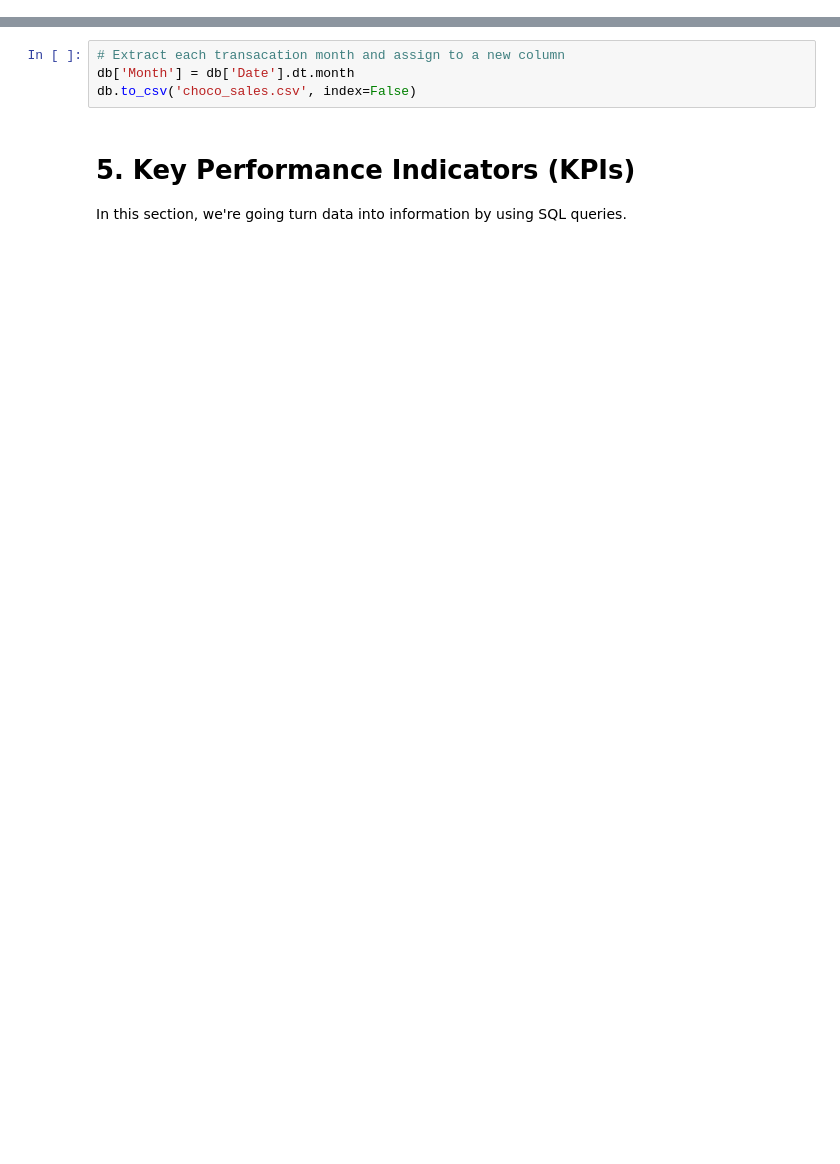
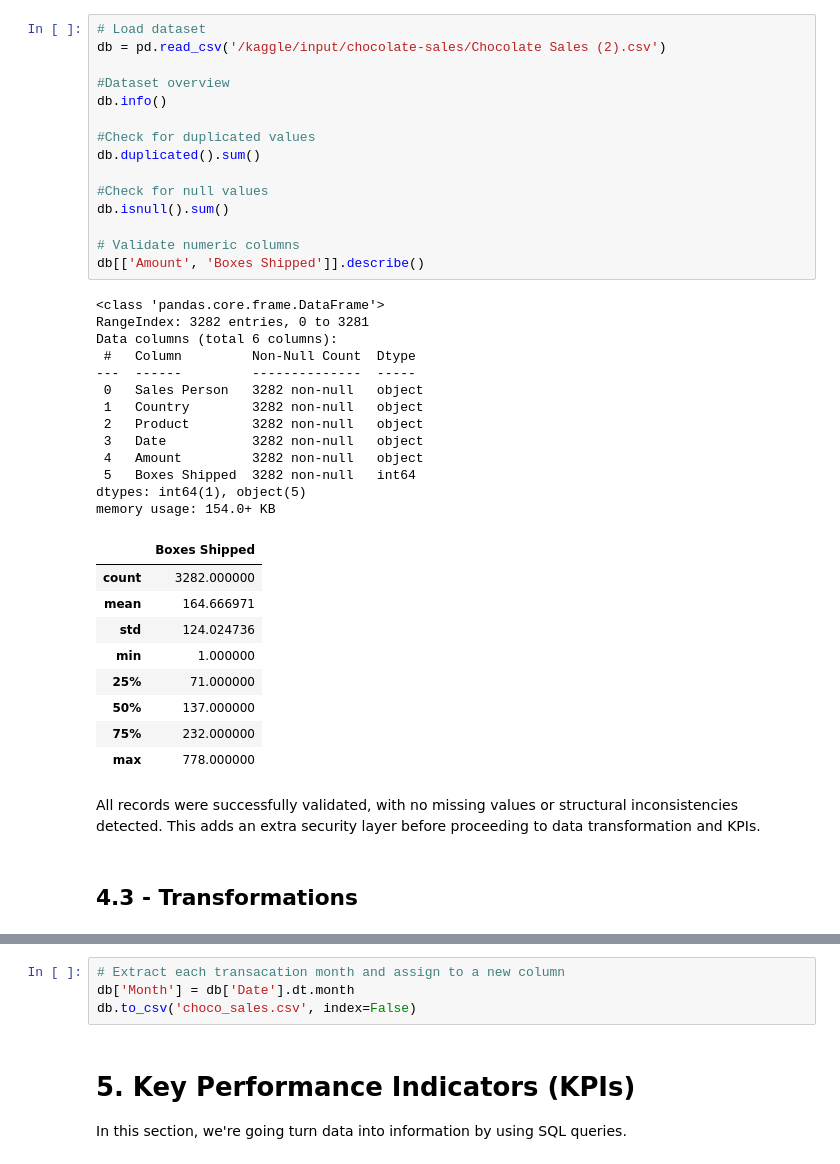
Before and after one commit to josegoms/testing, a Jupyter notebook: chocolate_sales_performance_analysis.ipynb, the cells around one changed output, grey strips where cells are left out. Drawn from its saved outputs; the diff is of its cells as text; blank space fills up the shorter version.

```diff
--- a/chocolate_sales_performance_analysis.ipynb
+++ b/chocolate_sales_performance_analysis.ipynb
@@ -57,0 +73,42 @@ No missing values, spelling errors, or duplicated values found in a first Excel
+# %%
+# Load dataset
+db = pd.read_csv('/kaggle/input/chocolate-sales/Chocolate Sales (2).csv')
+
+#Dataset overview
+db.info()
+
+#Check for duplicated values
+db.duplicated().sum()
+
+#Check for null values
+db.isnull().sum()
+
+# Validate numeric columns
+db[['Amount', 'Boxes Shipped']].describe()
+# %% [output]
+<class 'pandas.core.frame.DataFrame'>
+RangeIndex: 3282 entries, 0 to 3281
+Data columns (total 6 columns):
+ #   Column         Non-Null Count  Dtype
+---  ------         --------------  -----
+ 0   Sales Person   3282 non-null   object
+ 1   Country        3282 non-null   object
+ 2   Product        3282 non-null   object
+ 3   Date           3282 non-null   object
+ 4   Amount         3282 non-null   object
+ 5   Boxes Shipped  3282 non-null   int64
+dtypes: int64(1), object(5)
+memory usage: 154.0+ KB
+|  | Boxes Shipped |
+| count | 3282.000000 |
+| mean | 164.666971 |
+| std | 124.024736 |
+| min | 1.000000 |
+| 25% | 71.000000 |
+| 50% | 137.000000 |
+| 75% | 232.000000 |
+| max | 778.000000 |
+# %% [markdown]
+All records were successfully validated, with no missing values or structural inconsistencies detected. This adds an extra security layer before proceeding to data transformation and KPIs.
+# %% [markdown]
+## 4.3 - Transformations
```
Also changed, not shown: parts of 38 cells of this notebook.
